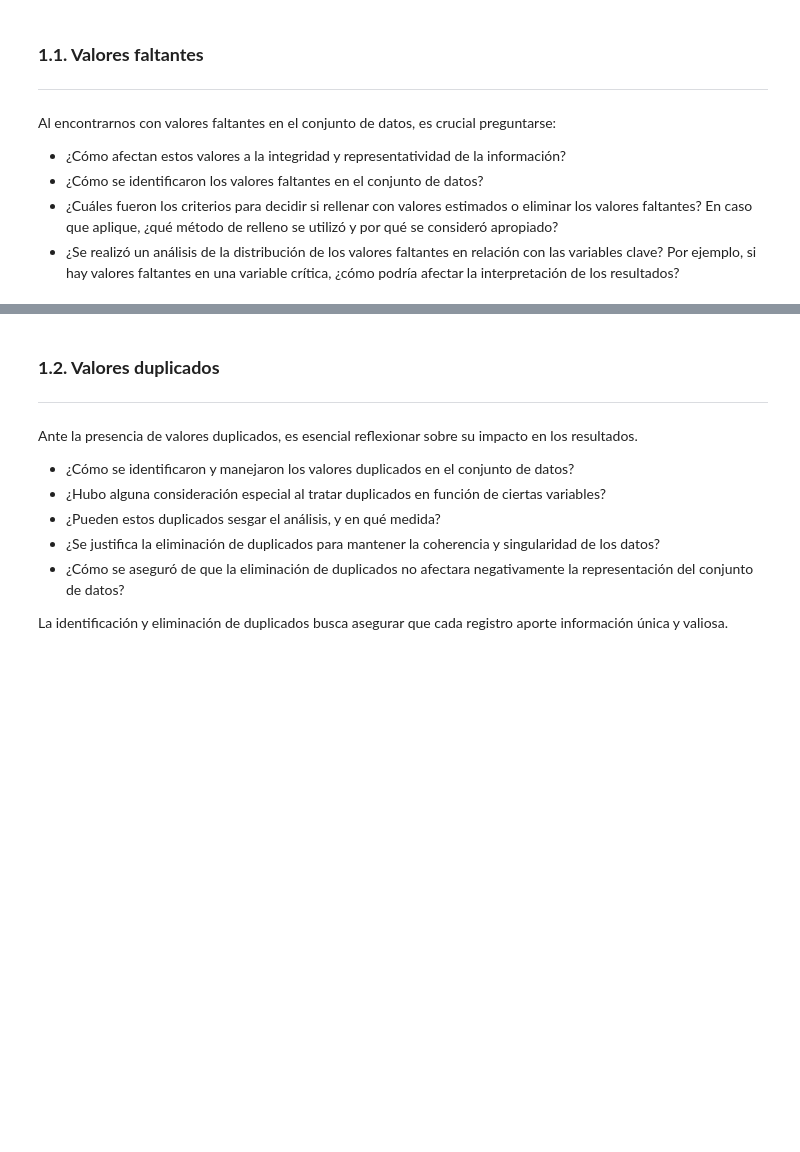
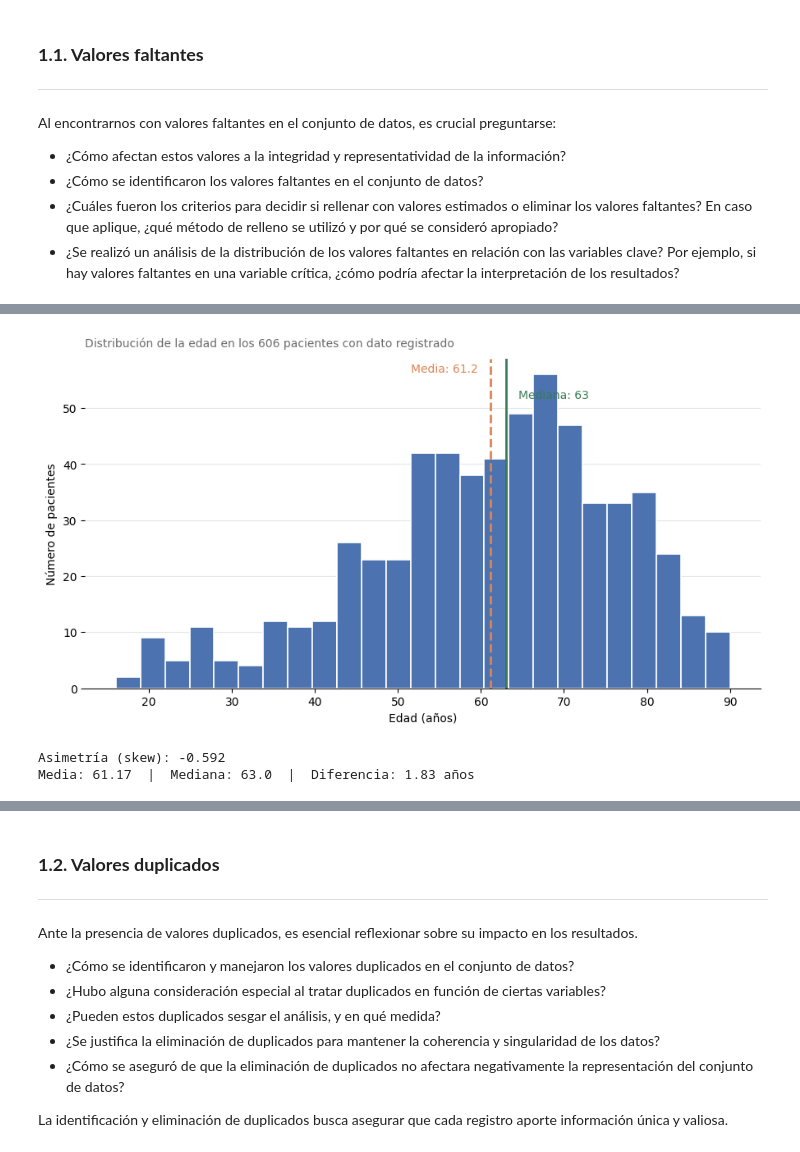
Before and after one commit to AlejandraJaramillo19/mlda-project_, a Jupyter notebook: notebooks/03_data_preparation/03_data_preparation.ipynb, the cells around one changed output, grey strips where cells are left out. Drawn from its saved outputs; the diff is of its cells as text; code cells hidden in the pictures; blank space fills up the shorter version.

```diff
--- a/notebooks/03_data_preparation/03_data_preparation.ipynb
+++ b/notebooks/03_data_preparation/03_data_preparation.ipynb
@@ -65,0 +228,17 @@ Al encontrarnos con valores faltantes en el conjunto de datos, es crucial pregun
+# %%
+# Conversión a numérico. El parámetro errors="coerce" transforma el texto "nan"
+# en un valor nulo real de pandas, reconocible por .isnull()
+clinical_df['Age'] = pd.to_numeric(clinical_df['Age'], errors='coerce')
+
+n_total = len(clinical_df)
+n_falt = clinical_df['Age'].isnull().sum()
+
+print(f"Tipo de dato de Age: {clinical_df['Age'].dtype}")
+print(f"Valores faltantes en Age: {n_falt} ({n_falt/n_total*100:.2f}%)\n")
+print("Estadística descriptiva de Age (casos conocidos):")
+print(clinical_df['Age'].describe().round(2).to_string())
+
+print("\nPerfil del paciente sin dato de Age:")
+print(clinical_df[clinical_df['Age'].isnull()][
+    ['Patient', 'Hospital', 'Sex', 'OHCA', 'Shockable Rhythm', 'ROSC', 'Outcome', 'CPC']
+].to_string(index=False))
@@ -65,0 +270,37 @@ Al encontrarnos con valores faltantes en el conjunto de datos, es crucial pregun
+# %%
+edad = clinical_df['Age'].dropna()
+media = edad.mean()
+mediana = edad.median()
+
+fig, ax = plt.subplots(figsize=(9, 5))
+ax.hist(edad, bins=25, color='#4C72B0', edgecolor='white', linewidth=1.2)
+
+ax.axvline(media, color='#DD8452', linestyle='--', linewidth=2)
+ax.axvline(mediana, color='#3B7A57', linestyle='-', linewidth=2)
+
+ymax = ax.get_ylim()[1]
+ax.text(media - 1.5, ymax * 0.96, f'Media: {media:.1f}', color='#DD8452',
+        ha='right', fontsize=10)
+ax.text(mediana + 1.5, ymax * 0.88, f'Mediana: {mediana:.0f}', color='#3B7A57',
+        ha='left', fontsize=10)
+
+
+ax.text(0, 1.035,
+        f'Distribución de la edad en los {len(edad)} pacientes con dato registrado',
+        transform=ax.transAxes, fontsize=10, color='#6b6b6b')
+ax.set_xlabel('Edad (años)')
+ax.set_ylabel('Número de pacientes')
+ax.yaxis.grid(True, color='#e6e6e6', linewidth=0.8)
+ax.set_axisbelow(True)
+for lado in ('top', 'right', 'left'):
+    ax.spines[lado].set_visible(False)
+
+plt.tight_layout()
+plt.show()
+
+print(f"Asimetría (skew): {edad.skew():.3f}")
+print(f"Media: {media:.2f}  |  Mediana: {mediana:.1f}  |  Diferencia: {abs(media-mediana):.2f} años")
+# %% [output]
+[figure, added]
+Asimetría (skew): -0.592
+Media: 61.17  |  Mediana: 63.0  |  Diferencia: 1.83 años
```
Also changed, not shown: parts of 81 cells of this notebook.
